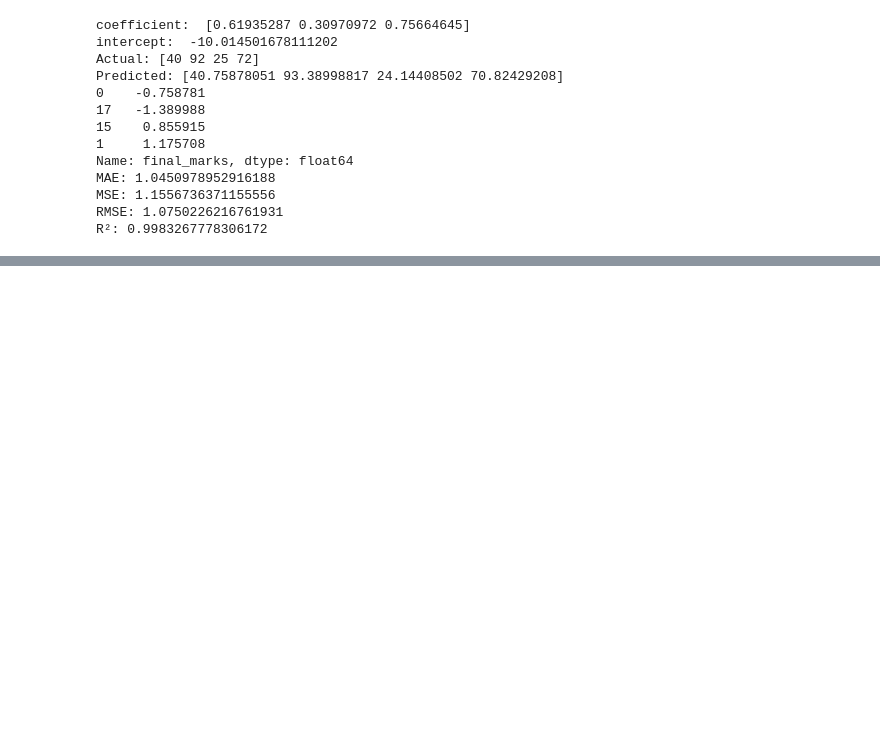
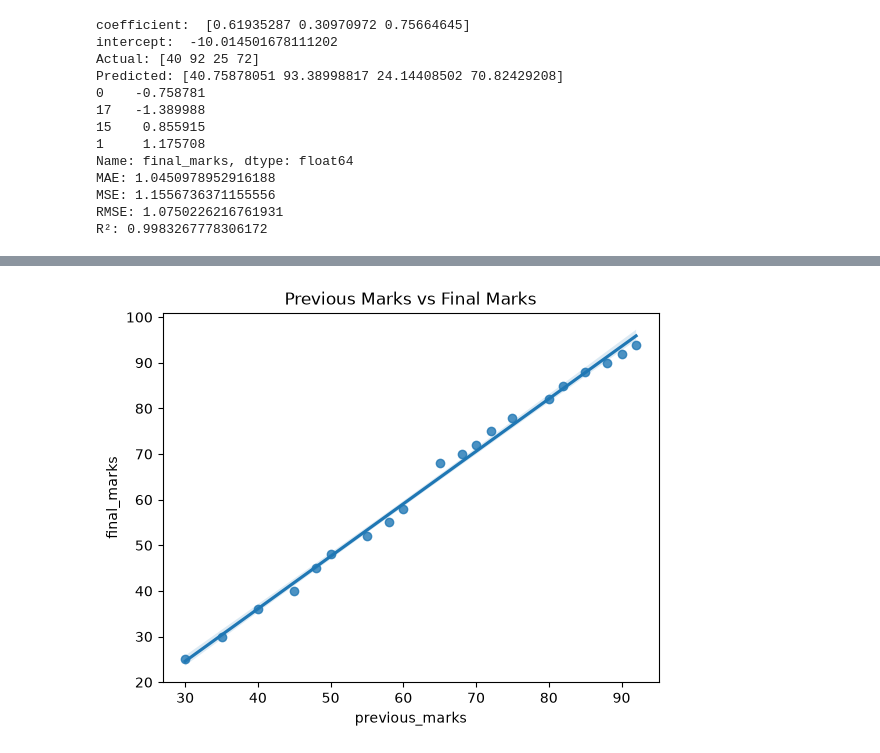
Before and after one commit to Ephantus2/machine-learning-series, a Jupyter notebook: machine_learning1.ipynb, the cells around one changed output, grey strips where cells are left out. Drawn from its saved outputs; the diff is of its cells as text; code cells hidden in the pictures; blank space fills up the shorter version.

```diff
--- a/machine_learning1.ipynb
+++ b/machine_learning1.ipynb
@@ -137,0 +152,11 @@ R²: 0.9983267778306172
+# %%
+sns.regplot(
+    data=df,
+    x="previous_marks",
+    y="final_marks"
+)
+
+plt.title("Previous Marks vs Final Marks")
+plt.show()
+# %% [output]
+[figure, added]
```
Also changed, not shown: parts of 2 cells of this notebook.
